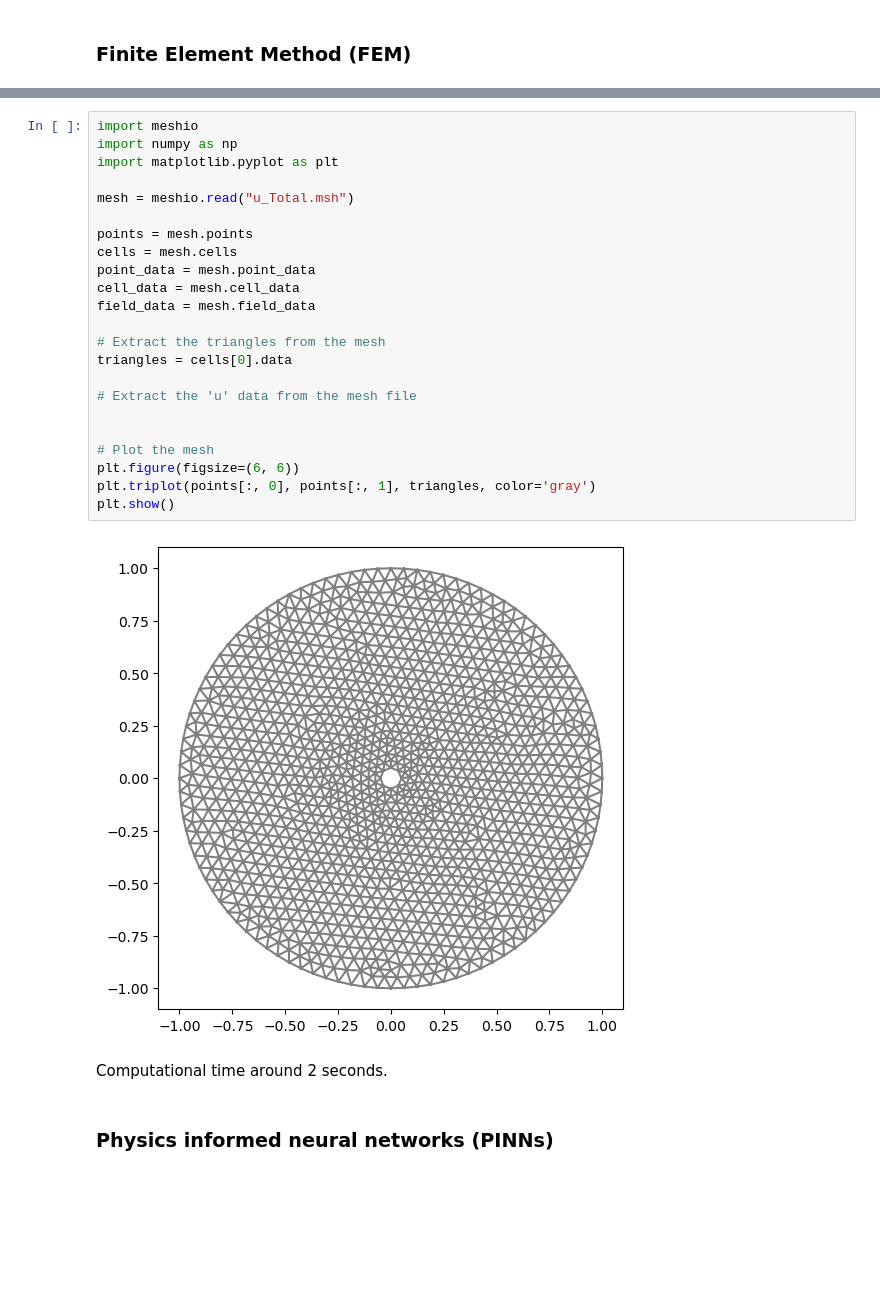
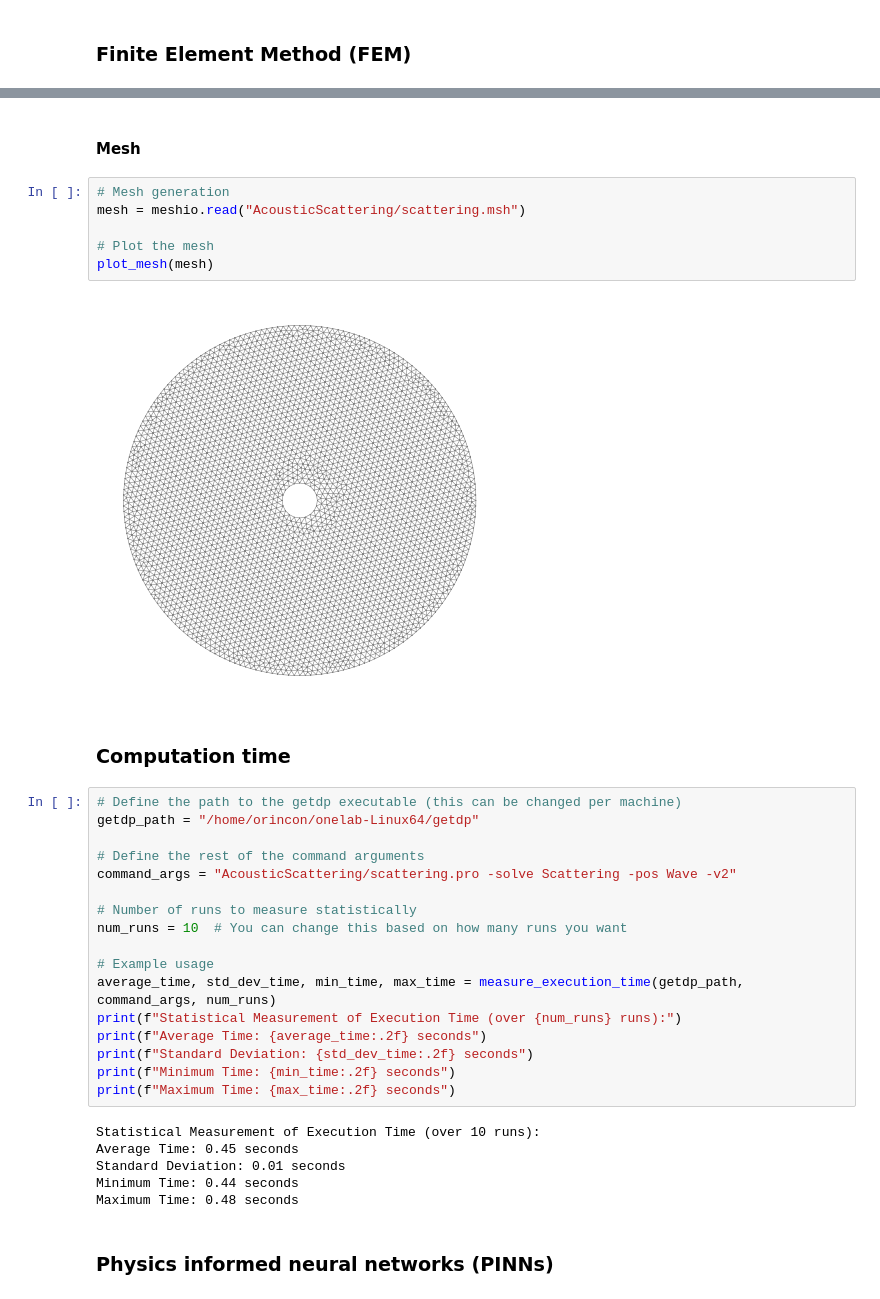
Before and after one commit to oscar-rincon/scattering-problem, a Jupyter notebook: main/plot_scat_circ.ipynb, the cells around one changed output, grey strips where cells are left out. Saved outputs shown, nothing was run; the diff lists cells and outputs as text; blank space fills up the shorter version.

```diff
--- a/main/plot_scat_circ.ipynb
+++ b/main/plot_scat_circ.ipynb
@@ -114,29 +34,37 @@ array([[ 657,  832,  654],
-# %%
-import meshio
-import numpy as np
-import matplotlib.pyplot as plt
-
-mesh = meshio.read("u_Total.msh")
-
-points = mesh.points
-cells = mesh.cells
-point_data = mesh.point_data
-cell_data = mesh.cell_data
-field_data = mesh.field_data
-
-# Extract the triangles from the mesh
-triangles = cells[0].data
-
-# Extract the 'u' data from the mesh file
-
-
-# Plot the mesh
-plt.figure(figsize=(6, 6))
-plt.triplot(points[:, 0], points[:, 1], triangles, color='gray')
-plt.show()
-# %% [output]
-[figure, removed]
-# %% [markdown]
-Computational time around 2 seconds.
+# %% [markdown]
+#### Mesh
+# %%
+# Mesh generation
+mesh = meshio.read("AcousticScattering/scattering.msh")
+
+# Plot the mesh
+plot_mesh(mesh)
+# %% [output]
+[figure, added]
+# %% [markdown]
+### Computation time
+# %%
+# Define the path to the getdp executable (this can be changed per machine)
+getdp_path = "/home/orincon/onelab-Linux64/getdp"
+
+# Define the rest of the command arguments
+command_args = "AcousticScattering/scattering.pro -solve Scattering -pos Wave -v2"
+
+# Number of runs to measure statistically
+num_runs = 10  # You can change this based on how many runs you want
+
+# Example usage
+average_time, std_dev_time, min_time, max_time = measure_execution_time(getdp_path, command_args, num_runs)
+print(f"Statistical Measurement of Execution Time (over {num_runs} runs):")
+print(f"Average Time: {average_time:.2f} seconds")
+print(f"Standard Deviation: {std_dev_time:.2f} seconds")
+print(f"Minimum Time: {min_time:.2f} seconds")
+print(f"Maximum Time: {max_time:.2f} seconds")
+# %% [output]
+Statistical Measurement of Execution Time (over 10 runs):
+Average Time: 0.45 seconds
+Standard Deviation: 0.01 seconds
+Minimum Time: 0.44 seconds
+Maximum Time: 0.48 seconds
 # %% [markdown]
 ### Physics informed neural networks (PINNs)
```
Also changed, not shown: parts of 5 cells of this notebook, 7 other files.
